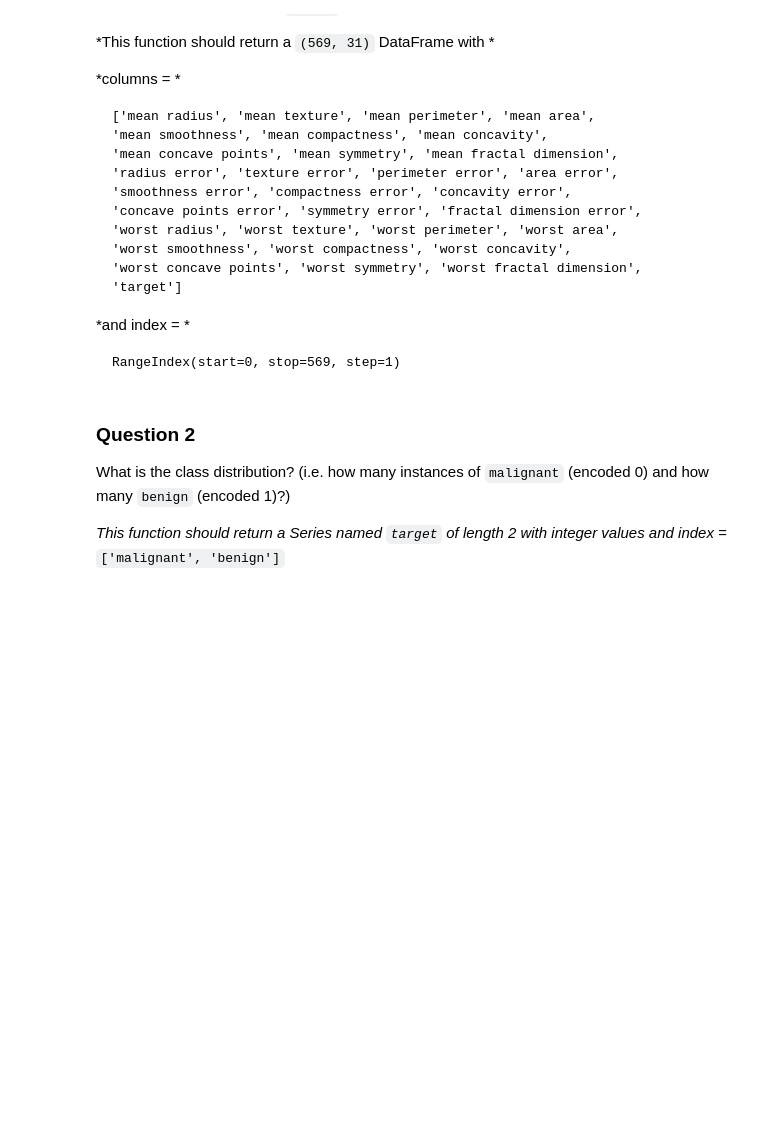
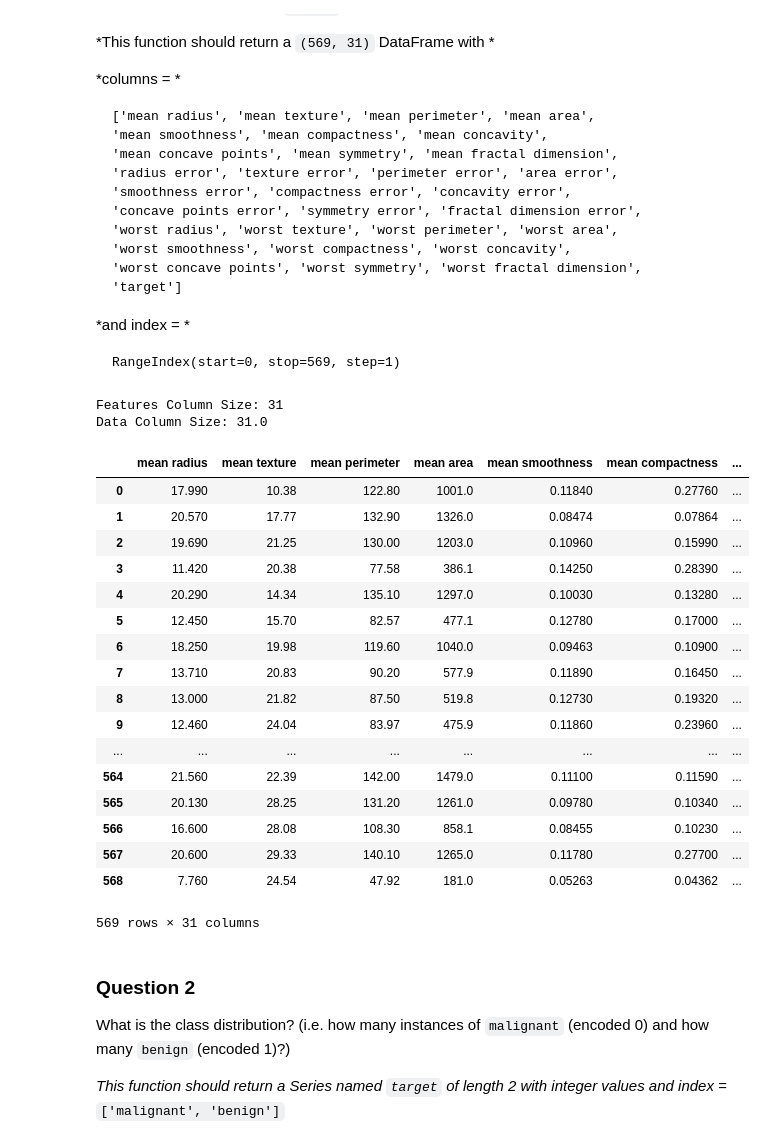
Before and after one commit to mishoptera/python-learning, a Jupyter notebook: scikit-learn/coursera/assignment1.ipynb, the cells around one changed output. Saved outputs shown, nothing was run; the diff lists cells and outputs as text; code cells hidden in the pictures; blank space fills up the shorter version.

```diff
--- a/scikit-learn/coursera/assignment1.ipynb
+++ b/scikit-learn/coursera/assignment1.ipynb
@@ -84,15 +86,59 @@ Convert the sklearn.dataset `cancer` to a DataFrame.
 *and index = *
 
     RangeIndex(start=0, stop=569, step=1)
-# %%
-def answer_one():
-
-    # Your code here
-
-    return # Return your answer
-
-
-answer_one()
+# %%
+def answer_one():
+
+    # Target is not exists in current feature names, so append it to columns
+    columns = np.append(cancer.feature_names, 'target');
+    print("Features Column Size: " + str(np.size(columns)))
+
+    # Create a range index object for matrice
+    index = pd.RangeIndex(start=0, stop=569, step=1);
+
+    # Append target data to current data
+    data = np.column_stack((cancer.data, cancer.target))
+    print("Data Column Size: " + str(np.size(data) / 569))
+
+    # Create dataframe with keywords
+    df = pd.DataFrame(data=data, index=index, columns=columns)
+
+    return df # Return your answer
+"""
+  return pd.DataFrame(cancer, columns = ['mean radius', 'mean texture', 'mean perimeter', 'mean area',
+                                           'mean smoothness', 'mean compactness', 'mean concavity','mean concave points',
+                                           'mean symmetry', 'mean fractal dimension','radius error',
+                                           'texture error', 'perimeter error', 'area error', 'smoothness error',
+                                           'compactness error', 'concavity error','concave points error',
+                                           'symmetry error', 'fractal dimension error','worst radius',
+                                           'worst texture', 'worst perimeter', 'worst area', 'worst smoothness',
+                                           'worst compactness', 'worst concavity', 'worst concave points',
+                                           'worst symmetry', 'worst fractal dimension','target'])
+"""
+
+
+answer_one()
+# %% [output]
+Features Column Size: 31
+Data Column Size: 31.0
+|  | mean radius | mean texture | mean perimeter | mean area | mean smoothness | mean compactness | ... |
+| 0 | 17.990 | 10.38 | 122.80 | 1001.0 | 0.11840 | 0.27760 | ... |
+| 1 | 20.570 | 17.77 | 132.90 | 1326.0 | 0.08474 | 0.07864 | ... |
+| 2 | 19.690 | 21.25 | 130.00 | 1203.0 | 0.10960 | 0.15990 | ... |
+| 3 | 11.420 | 20.38 | 77.58 | 386.1 | 0.14250 | 0.28390 | ... |
+| 4 | 20.290 | 14.34 | 135.10 | 1297.0 | 0.10030 | 0.13280 | ... |
+| 5 | 12.450 | 15.70 | 82.57 | 477.1 | 0.12780 | 0.17000 | ... |
+| 6 | 18.250 | 19.98 | 119.60 | 1040.0 | 0.09463 | 0.10900 | ... |
+| 7 | 13.710 | 20.83 | 90.20 | 577.9 | 0.11890 | 0.16450 | ... |
+| 8 | 13.000 | 21.82 | 87.50 | 519.8 | 0.12730 | 0.19320 | ... |
+| 9 | 12.460 | 24.04 | 83.97 | 475.9 | 0.11860 | 0.23960 | ... |
+| ... | ... | ... | ... | ... | ... | ... | ... |
+| 564 | 21.560 | 22.39 | 142.00 | 1479.0 | 0.11100 | 0.11590 | ... |
+| 565 | 20.130 | 28.25 | 131.20 | 1261.0 | 0.09780 | 0.10340 | ... |
+| 566 | 16.600 | 28.08 | 108.30 | 858.1 | 0.08455 | 0.10230 | ... |
+| 567 | 20.600 | 29.33 | 140.10 | 1265.0 | 0.11780 | 0.27700 | ... |
+| 568 | 7.760 | 24.54 | 47.92 | 181.0 | 0.05263 | 0.04362 | ... |
+569 rows × 31 columns
 # %% [markdown]
 ### Question 2
 What is the class distribution? (i.e. how many instances of `malignant` (encoded 0) and how many `benign` (encoded 1)?)
```
Also changed, not shown: parts of 1 cell of this notebook, 1 other file.
